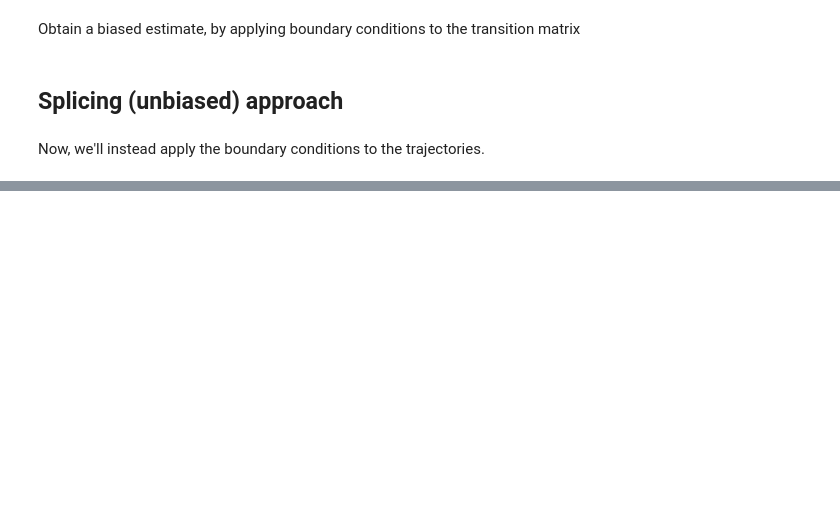
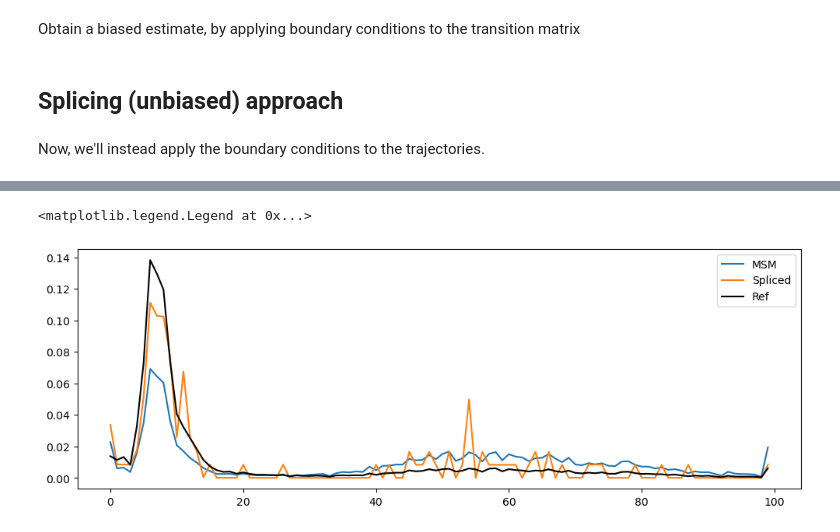
Before and after one commit to jdrusso/mr_toolkit, a Jupyter notebook: examples/ness_splicing.ipynb, the cells around one changed output, grey strips where cells are left out. Cells and saved outputs as stored; diff of their text form; code cells hidden in the pictures; blank space fills up the shorter version.

```diff
--- a/examples/ness_splicing.ipynb
+++ b/examples/ness_splicing.ipynb
@@ -15,3 +53,12 @@ Obtain a biased estimate, by applying boundary conditions to the transition matr
+# %%
+recycling_tmatrix = tmatrix.copy()
+
+recycling_tmatrix[target_states,:] = 0.0
+recycling_tmatrix[target_states, source_states] = 1.0
+
+recycling_msm = dm.MarkovStateModel(recycling_tmatrix)
+# %%
+biased_ness = recycling_msm.stationary_distribution
 # %% [markdown]
 ## Splicing (unbiased) approach
 # %% [markdown]
@@ -18,0 +114,14 @@ Now, we'll instead apply the boundary conditions to the trajectories.
+# %%
+spliced_model = dm.MaximumLikelihoodMSM(allow_disconnected=True).fit_from_discrete_timeseries(spliced_trajectories, lagtime=lagtime)
+
+spliced_ness = spliced_model.fetch_model().stationary_distribution
+# %%
+plt.plot(biased_ness, label='MSM')
+plt.plot(spliced_ness, label='Spliced')
+plt.plot(ref_ness, color='k', label='Ref')
+
+plt.gcf().set_size_inches(12,4)
+plt.legend()
+# %% [output]
+<matplotlib.legend.Legend at 0x...>
+[figure, added]
```
Also changed, not shown: parts of 17 cells of this notebook.
